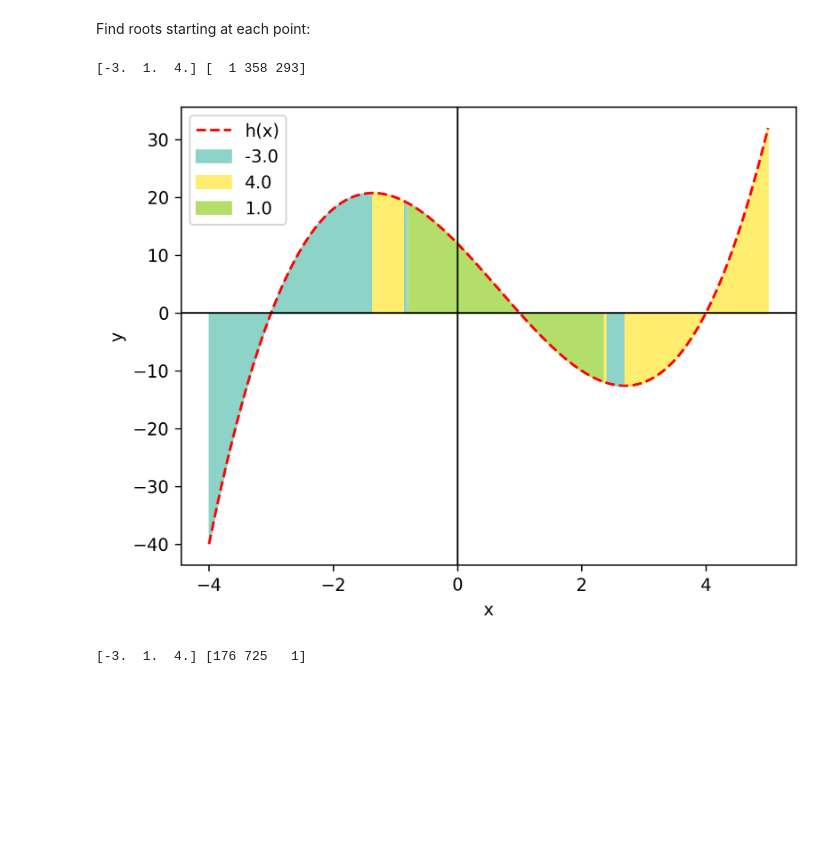
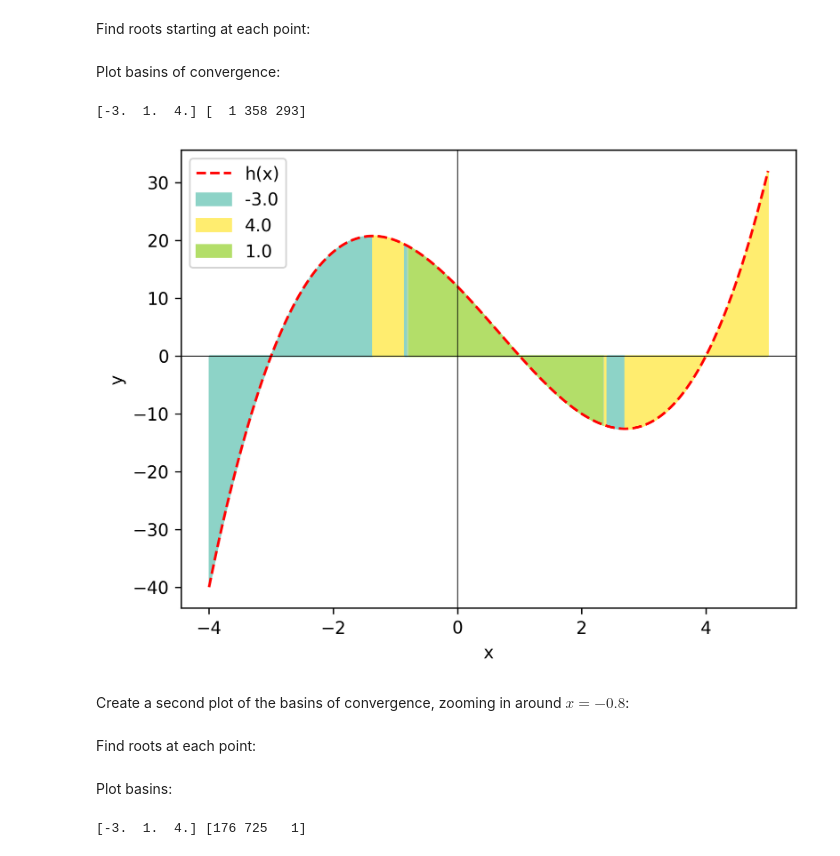
Before and after one commit to benraivel/MA332, a Jupyter notebook: Projects/Project1/Project1.ipynb, the cells around one changed output. Drawn from its saved outputs; the diff is of its cells as text; code cells hidden in the pictures; blank space fills up the shorter version.

```diff
--- a/Projects/Project1/Project1.ipynb
+++ b/Projects/Project1/Project1.ipynb
@@ -17,7 +24,7 @@ cmap=matplotlib.colormaps['Set3']
 # %% [markdown]
 ## Define Newton's Method:
 # %%
-def newton(f, df, x, iter=1000, tol=1e-3):
+def newton(f, df, x, iter=1000, tol=1e-5):
     ''' Finds the root of function f with derivative df using Newton's method starting at x'''
 
     x_n = []  # list to hold guesses
@@ -128,39 +134,45 @@ colors = cmap(norm_roots)
 # copy of roots array with first and last values removed
 trimmed = np.empty(998)
 trimmed = roots[1:-1]
+# %% [markdown]
+Plot basins of convergence:
 # %%
 # find the first x value that led to each root
 _, root_indices = np.unique(trimmed, return_index=True)
 
 # correct for using trimmed roots
 root_indices += 1
 print(_, root_indices)
 
 fig, axes = plt.subplots(dpi=300)
 axes.plot(x, y, 'r--',label='h(x)')
 
 # for each starting x (except endpoints)
 for i in range(1, len(roots)-1):
 
     fill_x = [(x[i-1] + x[i])/2, (x[i] + x[i+1])/2]
     fill_y = [(y[i-1] + y[i])/2, (y[i] + y[i+1])/2]
 
     axes.fill_between(fill_x, fill_y, 0, color=colors[i], label=roots[i] if i in root_indices else "")
 
 # draw x and y axis
-axes.axvline(color='Black', lw=1)
-axes.axhline(color='Black', lw=1)
+axes.axvline(color='Black', lw=0.5)
+axes.axhline(color='Black', lw=0.5)
 axes.set_xlabel('x')
 axes.set_ylabel('y')
 axes.legend()
 plt.savefig('Report/figures/figure2.png')
 plt.show()
 # %% [output]
 [-3.  1.  4.] [  1 358 293]
-[figure, old version]
+[figure, new version]
+# %% [markdown]
+Create a second plot of the basins of convergence, zooming in around $ x = -0.8 $:
 # %%
 x = np.linspace(-0.87, -0.75, 1000)
 y = h(x)
+# %% [markdown]
+Find roots at each point:
 # %%
 cmap=matplotlib.colormaps['Set3']
 roots  = []
@@ -176,6 +187,8 @@ colors = cmap(norm_roots)
 # copy of roots array with first and last values removed
 trimmed = np.empty(998)
 trimmed = roots[1:-1]
+# %% [markdown]
+Plot basins:
 # %%
 # find the first x value that led to each root
 _, root_indices = np.unique(trimmed, return_index=True)
```
Also changed, not shown: parts of 21 cells of this notebook, 7 other files.
